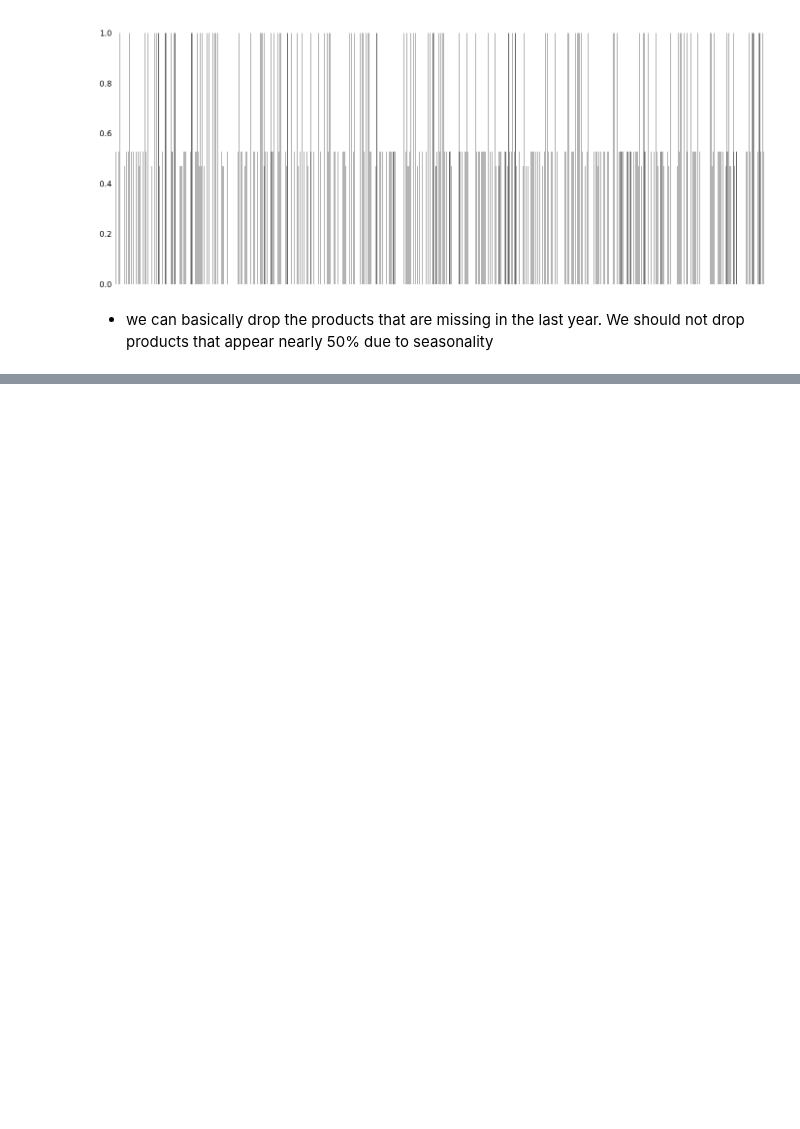
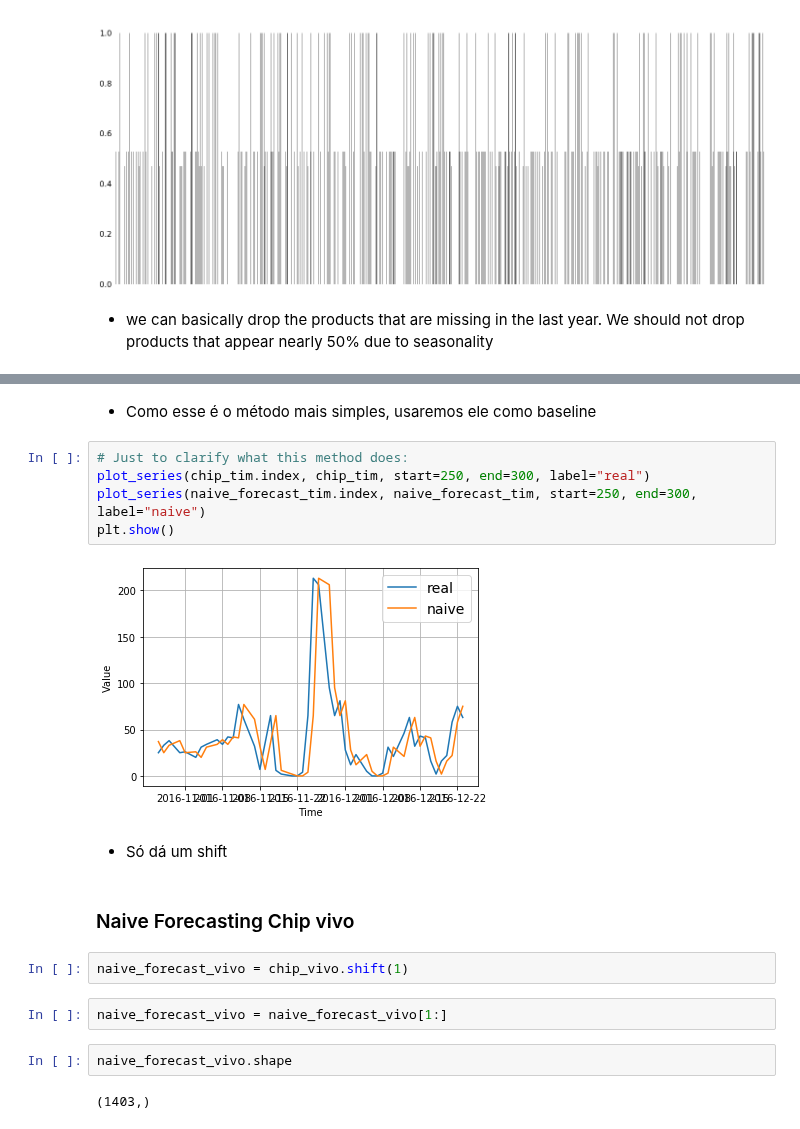
Before and after one commit to ItamarRocha/Machine-Learning-and-Data-Analysis, a Jupyter notebook: Armazem/exploring.ipynb, the cells around one changed output, grey strips where cells are left out. Drawn from its saved outputs; the diff is of its cells as text; blank space fills up the shorter version.

```diff
--- a/Armazem/exploring.ipynb
+++ b/Armazem/exploring.ipynb
@@ -112,0 +326,21 @@ Length: 6223, dtype: bool
+# %% [markdown]
+* Como esse é o método mais simples, usaremos ele como baseline
+# %%
+# Just to clarify what this method does:
+plot_series(chip_tim.index, chip_tim, start=250, end=300, label="real")
+plot_series(naive_forecast_tim.index, naive_forecast_tim, start=250, end=300, label="naive")
+plt.show()
+# %% [output]
+[figure, added]
+# %% [markdown]
+* Só dá um shift
+# %% [markdown]
+### Naive Forecasting Chip vivo
+# %%
+naive_forecast_vivo = chip_vivo.shift(1)
+# %%
+naive_forecast_vivo = naive_forecast_vivo[1:]
+# %%
+naive_forecast_vivo.shape
+# %% [output]
+(1403,)
```
Also changed, not shown: parts of 79 cells of this notebook, 6 other files.
